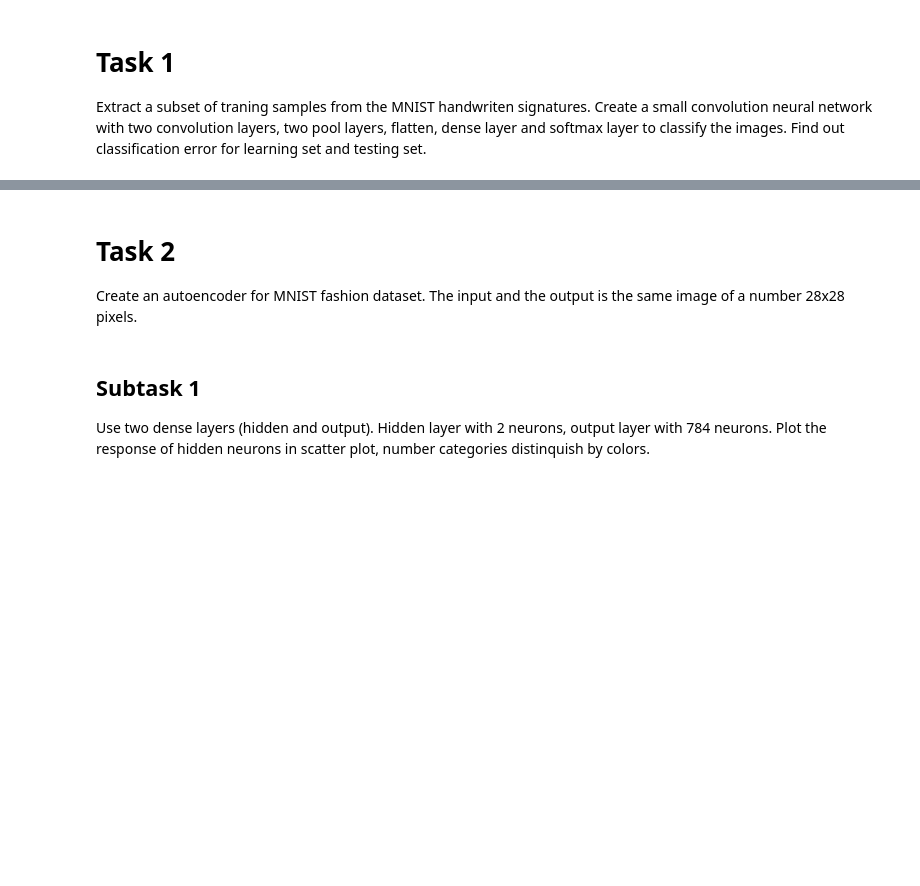
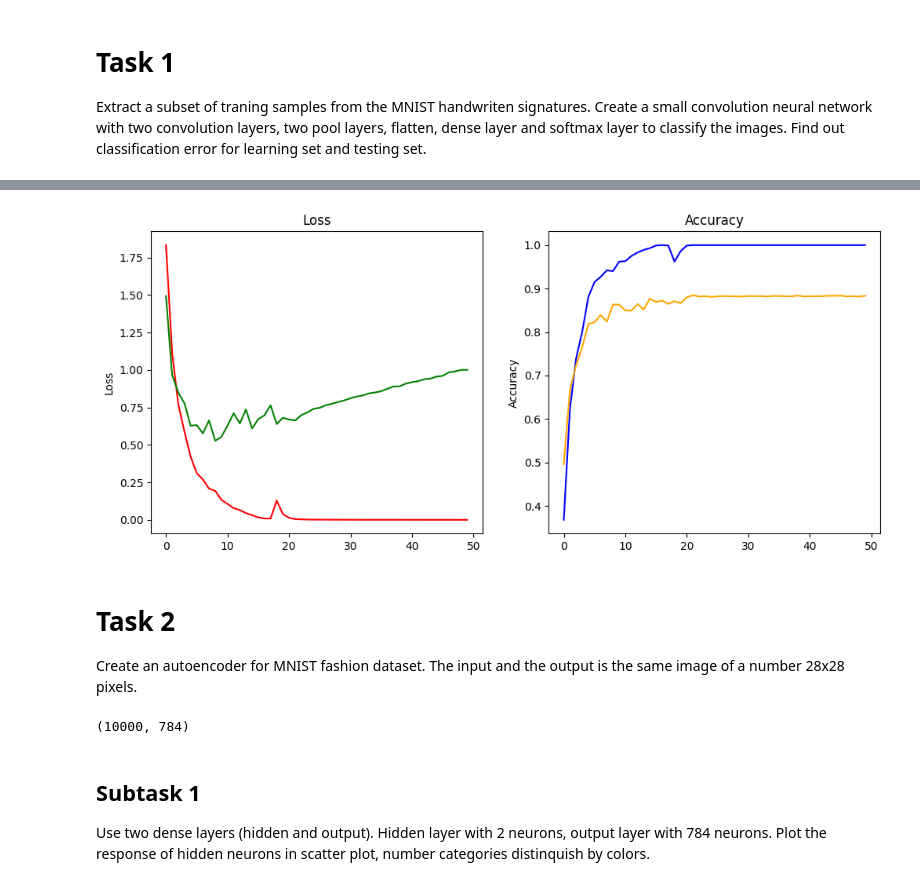
Before and after one commit to nandunair99/Machine-Learning-Exercise, a Jupyter notebook: lab3-stud.ipynb, the cells around one changed output, grey strips where cells are left out. Drawn from its saved outputs; the diff is of its cells as text; code cells hidden in the pictures; blank space fills up the shorter version.

```diff
--- a/lab3-stud.ipynb
+++ b/lab3-stud.ipynb
@@ -7,3 +54,31 @@ write yout code
+# %%
+import matplotlib.pyplot as plt
+
+loss=history.history['loss']
+val_loss=history.history['val_loss']
+accuracy=history.history['accuracy']
+val_accuracy=history.history['val_accuracy']
+
+# Plot loss
+plt.figure(figsize=(12, 5))
+
+plt.subplot(1, 2, 1)
+plt.plot(loss, color='red')
+plt.plot(val_loss,color='green')
+plt.title('Loss')
+plt.ylabel('Loss')
+
+# Plot accuracy
+plt.subplot(1, 2, 2)
+plt.plot(accuracy, color='blue')
+plt.plot(val_accuracy, color='orange')
+plt.title('Accuracy')
+plt.ylabel('Accuracy')
+
+# Show the plots
+plt.show()
+# %% [output]
+[figure, added]
 # %% [markdown]
 # Task 2
 
@@ -16,7 +92,7 @@ fashion_mnist = tf.keras.datasets.fashion_mnist
 (train_images, train_labels), (test_images, test_labels) = fashion_mnist.load_data()
 # %%
 import random as rnd
-
+import tensorflow as tf
 t_x = []
 t_y = []
 sz = len(train_images)
@@ -29,6 +105,10 @@ for i in range(20):
      t_y += [train_labels[idx]]
 
 t_x = np.array(t_x, dtype=np.float32)/255.0
+test_images=test_images.reshape(-1,784)
+test_images.shape
+# %% [output]
+(10000, 784)
 # %% [markdown]
 
 ## Subtask 1
```
Also changed, not shown: parts of 5 cells of this notebook.
